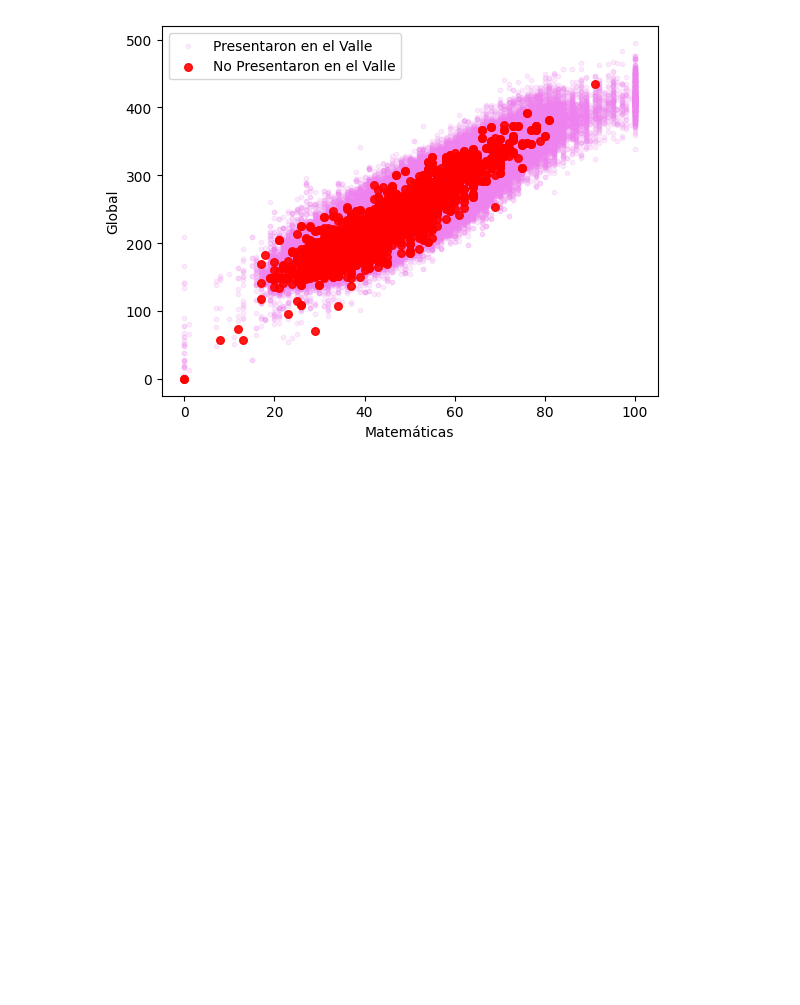
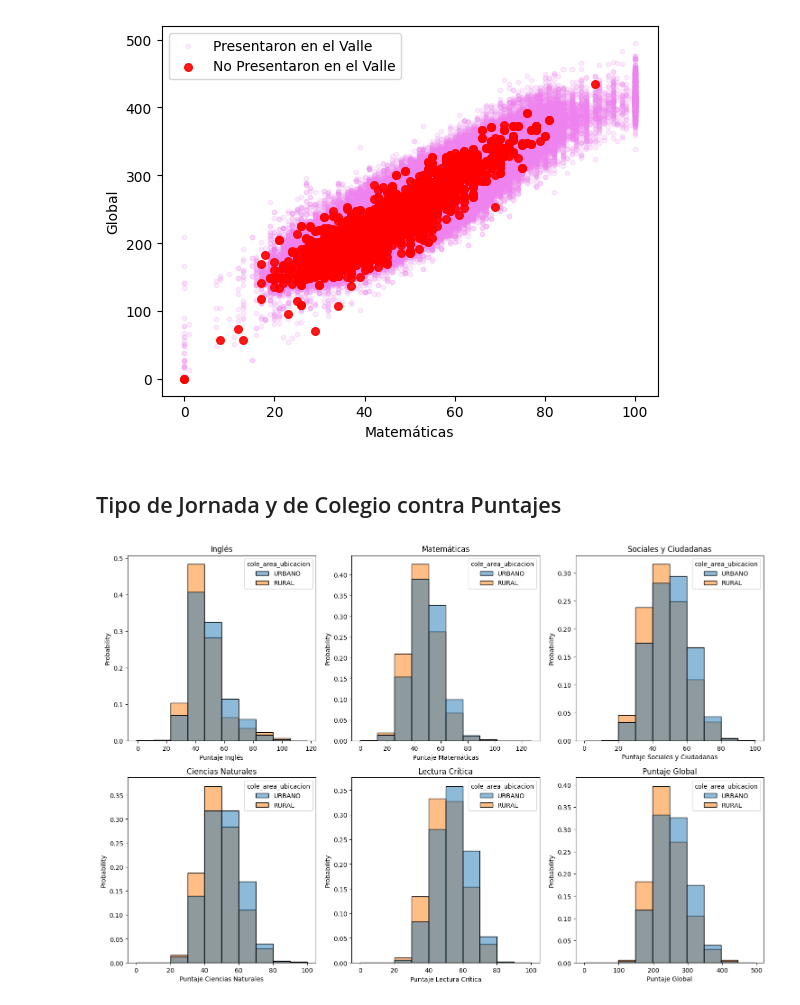
Before and after one commit to juancamilogoomezz/Proyecto-1, a Jupyter notebook: Notebook Consultas 2 Variables.ipynb, the cells around one changed output. Drawn from its saved outputs; the diff is of its cells as text; code cells hidden in the pictures; blank space fills up the shorter version.

```diff
--- a/Notebook Consultas 2 Variables.ipynb
+++ b/Notebook Consultas 2 Variables.ipynb
@@ -333,3 +333,34 @@ plt.ylabel("Global")
 plt.show()
 # %% [output]
 [figure]
+# %% [markdown]
+## Tipo de Jornada y de Colegio contra Puntajes
+# %%
+
+puntajes = ["punt_ingles","punt_matematicas","punt_sociales_ciudadanas","punt_c_naturales","punt_lectura_critica","punt_global"]
+
+fig, axes = plt.subplots(2, 3, figsize=(15,10))
+axes = axes.flatten()
+
+for i in range(len(puntajes)):
+    sns.histplot(data=df, x=puntajes[i], bins=10, ax=axes[i], hue="cole_area_ubicacion",stat="probability",common_norm=False)
+    axes[i].set_title(puntajes[i])
+
+axes[0].set_xlabel("Puntaje Inglés")
+axes[0].set_title("Inglés")
+axes[1].set_xlabel("Puntaje Matemáticas")
+axes[1].set_title("Matemáticas")
+axes[2].set_xlabel("Puntaje Sociales y Ciudadanas")
+axes[2].set_title("Sociales y Ciudadanas")
+axes[3].set_xlabel("Puntaje Ciencias Naturales")
+axes[3].set_title("Ciencias Naturales")
+axes[4].set_xlabel("Puntaje Lectura Crítica")
+axes[4].set_title("Lectura Crítica")
+axes[5].set_xlabel("Puntaje Global")
+axes[5].set_title("Puntaje Global")
+
+
+plt.tight_layout()
+plt.show()
+# %% [output]
+[figure, added]
```
Also changed, not shown: parts of 3 cells of this notebook, 1 other file.
